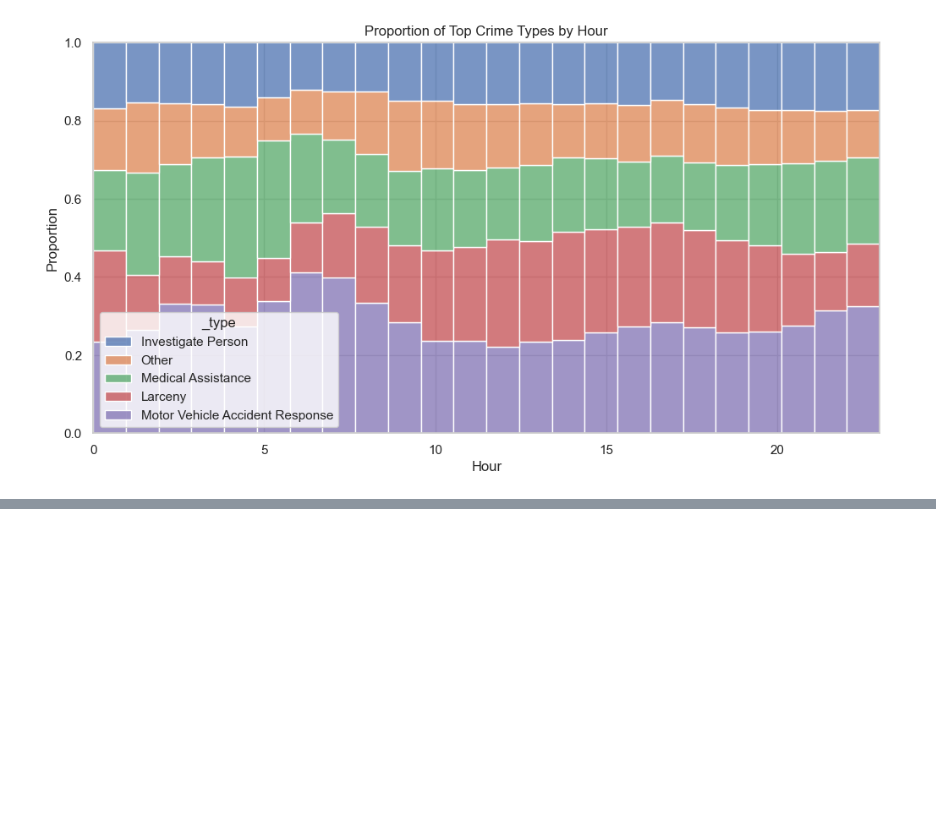
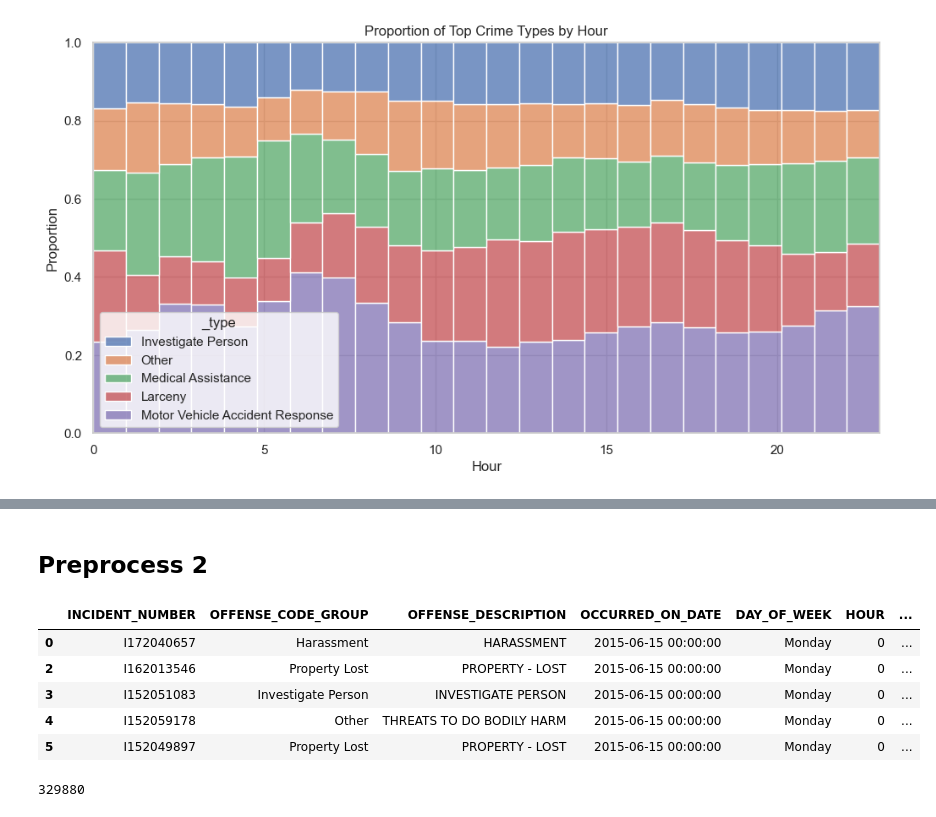
Before and after one commit to HarshaBeth/Boston-Area-Price-and-Crime-Prediction, a Jupyter notebook: backend/notebooks/model1.ipynb, the cells around one changed output, grey strips where cells are left out. Drawn from its saved outputs; the diff is of its cells as text; code cells hidden in the pictures; blank space fills up the shorter version.

Commit message:
feat(price_prediction.ipynb): Gathered datasets and initiated data cleaning

```diff
--- a/backend/notebooks/model1.ipynb
+++ b/backend/notebooks/model1.ipynb
@@ -691,0 +697,15 @@ plt.show()
+# %% [markdown]
+## Preprocess 2
+# %%
+clean.head()
+# %% [output]
+|  | INCIDENT_NUMBER | OFFENSE_CODE_GROUP | OFFENSE_DESCRIPTION | OCCURRED_ON_DATE | DAY_OF_WEEK | HOUR | ... |
+| 0 | I172040657 | Harassment | HARASSMENT | 2015-06-15 00:00:00 | Monday | 0 | ... |
+| 2 | I162013546 | Property Lost | PROPERTY - LOST | 2015-06-15 00:00:00 | Monday | 0 | ... |
+| 3 | I152051083 | Investigate Person | INVESTIGATE PERSON | 2015-06-15 00:00:00 | Monday | 0 | ... |
+| 4 | I152059178 | Other | THREATS TO DO BODILY HARM | 2015-06-15 00:00:00 | Monday | 0 | ... |
+| 5 | I152049897 | Property Lost | PROPERTY - LOST | 2015-06-15 00:00:00 | Monday | 0 | ... |
+# %%
+len(clean)
+# %% [output]
+329880
```
Also changed, not shown: parts of 9 cells of this notebook, 30 other files.
